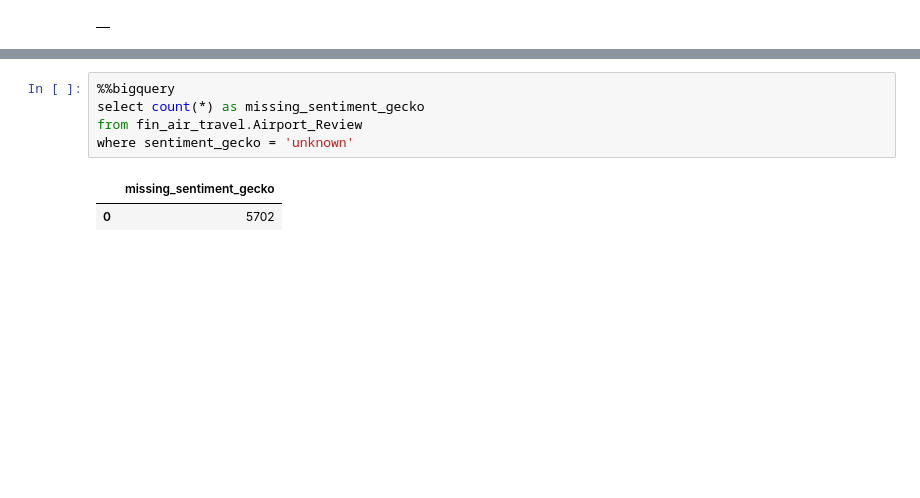
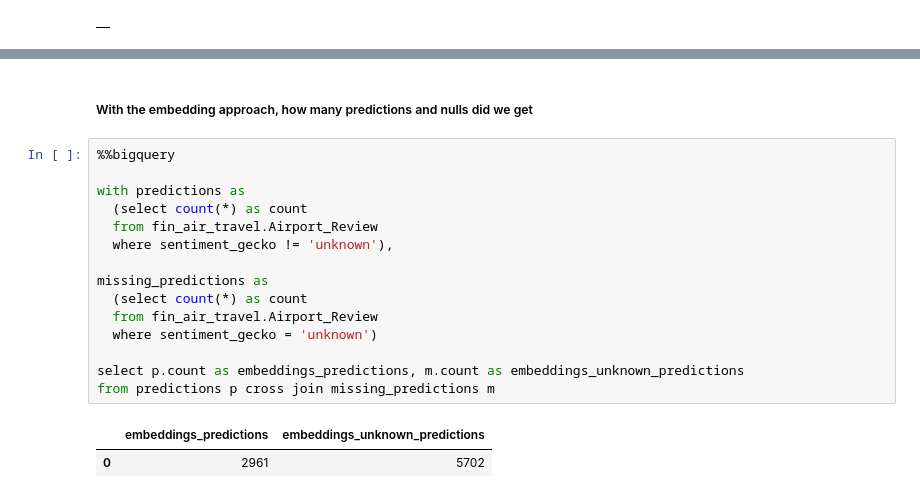
Before and after one commit to cs378-fall2024/snippets, a Jupyter notebook: final-project/8-air-travel-scale-classification.ipynb, the cells around one changed output, grey strips where cells are left out. Cells and saved outputs as stored; diff of their text form; blank space fills up the shorter version.

```diff
--- a/final-project/8-air-travel-optimize.ipynb
+++ b/final-project/8-air-travel-scale-classification.ipynb
@@ -370,8 +412,20 @@ where min_distance > 0.5
+# %% [markdown]
+##### With the embedding approach, how many predictions and nulls did we get
 # %%
 %%bigquery
-select count(*) as missing_sentiment_gecko
-from fin_air_travel.Airport_Review
-where sentiment_gecko = 'unknown'
+
+with predictions as
+  (select count(*) as count
+  from fin_air_travel.Airport_Review
+  where sentiment_gecko != 'unknown'),
+
+missing_predictions as
+  (select count(*) as count
+  from fin_air_travel.Airport_Review
+  where sentiment_gecko = 'unknown')
+
+select p.count as embeddings_predictions, m.count as embeddings_unknown_predictions
+from predictions p cross join missing_predictions m
 # %% [output]
-|  | missing_sentiment_gecko |
-| 0 | 5702 |
+|  | embeddings_predictions | embeddings_unknown_predictions |
+| 0 | 2961 | 5702 |
```
Also changed, not shown: parts of 23 cells of this notebook.
